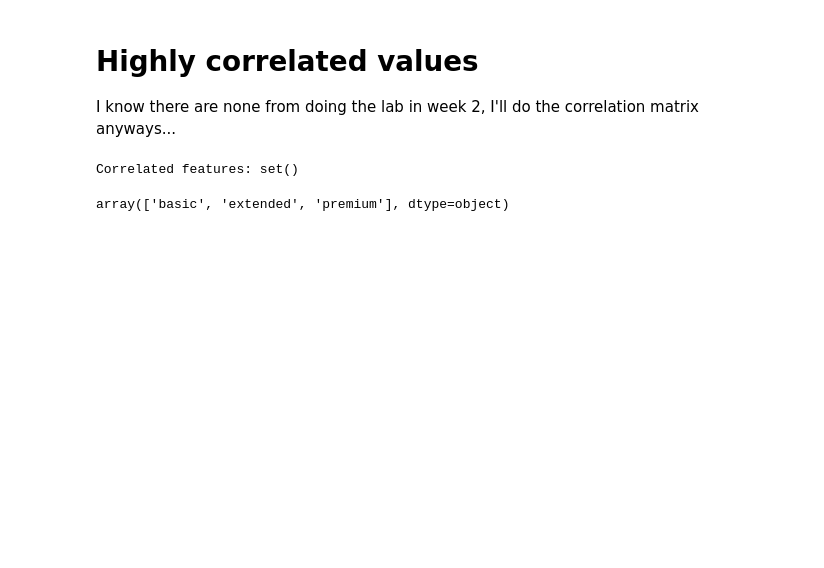
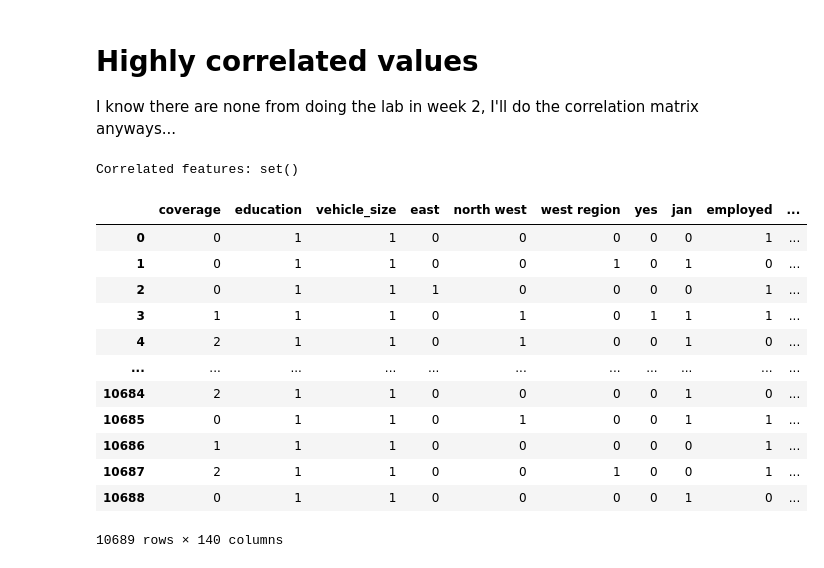
Before and after one commit to Phylanxy/Labs, a Jupyter notebook: week 2/week 4/Lab_ML_day1.ipynb, the cells around one changed output. Saved outputs shown, nothing was run; the diff lists cells and outputs as text; code cells hidden in the pictures; blank space fills up the shorter version.

Commit message:
week 4 day 1 lab done with mandatory

```diff
--- a/week 2/week 4/Lab_ML_day1.ipynb
+++ b/week 2/week 4/Lab_ML_day1.ipynb
@@ -42,10 +44,6 @@ ed_map = {"high school or below": 0, "college":1, "bachelor": 1,"master":2, "doc
 ed_map
 # Replace the values in the "region" column with their mapped integers
 df_cat['education'] = df_cat['education'].map(ed_map)
-# %%
-df_cat["coverage"].unique()
-# %% [output]
-array(['basic', 'extended', 'premium'], dtype=object)
 # %%
 # same for coverage
 covs = df_cat["coverage"].unique()
@@ -62,9 +60,29 @@ size_map = {size: i for i, size in enumerate(sizes)}
 df_cat["vehicle_size"] = df_cat["vehicle_size"].map(size_map)
 # %%
 # create dummy variables
-# for regions
-df_dummies = pd.get_dummies(df_cat['region'], drop_first=1)
+# for all non-ordinal columns
+cols_to_dummify = df_cat.columns.drop(["coverage","education","vehicle_size"])
 
-# concatenate the original dataframe with the dummy variables
-df_dums = pd.concat([df_dummies], axis=1)
+for i, col in enumerate(cols_to_dummify):
+    df_dummies = pd.get_dummies(df_cat[col], drop_first=1)
+    # concatenate the original dataframe with the dummy variables
+    df_dums = pd.concat([df_dums, df_dummies], axis=1)
+# %%
+df_done = pd.concat([df_cat[["coverage","education","vehicle_size"]], df_dums], axis=1)
+# %%
+df_done
+# %% [output]
+|  | coverage | education | vehicle_size | east | north west | west region | yes | jan | employed | ... |
+| 0 | 0 | 1 | 1 | 0 | 0 | 0 | 0 | 0 | 1 | ... |
+| 1 | 0 | 1 | 1 | 0 | 0 | 1 | 0 | 1 | 0 | ... |
+| 2 | 0 | 1 | 1 | 1 | 0 | 0 | 0 | 0 | 1 | ... |
+| 3 | 1 | 1 | 1 | 0 | 1 | 0 | 1 | 1 | 1 | ... |
+| 4 | 2 | 1 | 1 | 0 | 1 | 0 | 0 | 1 | 0 | ... |
+| ... | ... | ... | ... | ... | ... | ... | ... | ... | ... | ... |
+| 10684 | 2 | 1 | 1 | 0 | 0 | 0 | 0 | 1 | 0 | ... |
+| 10685 | 0 | 1 | 1 | 0 | 1 | 0 | 0 | 1 | 1 | ... |
+| 10686 | 1 | 1 | 1 | 0 | 0 | 0 | 0 | 0 | 1 | ... |
+| 10687 | 2 | 1 | 1 | 0 | 0 | 1 | 0 | 0 | 1 | ... |
+| 10688 | 0 | 1 | 1 | 0 | 0 | 0 | 0 | 1 | 0 | ... |
+10689 rows × 140 columns
 # %%
```
Also changed, not shown: parts of 6 cells of this notebook.
